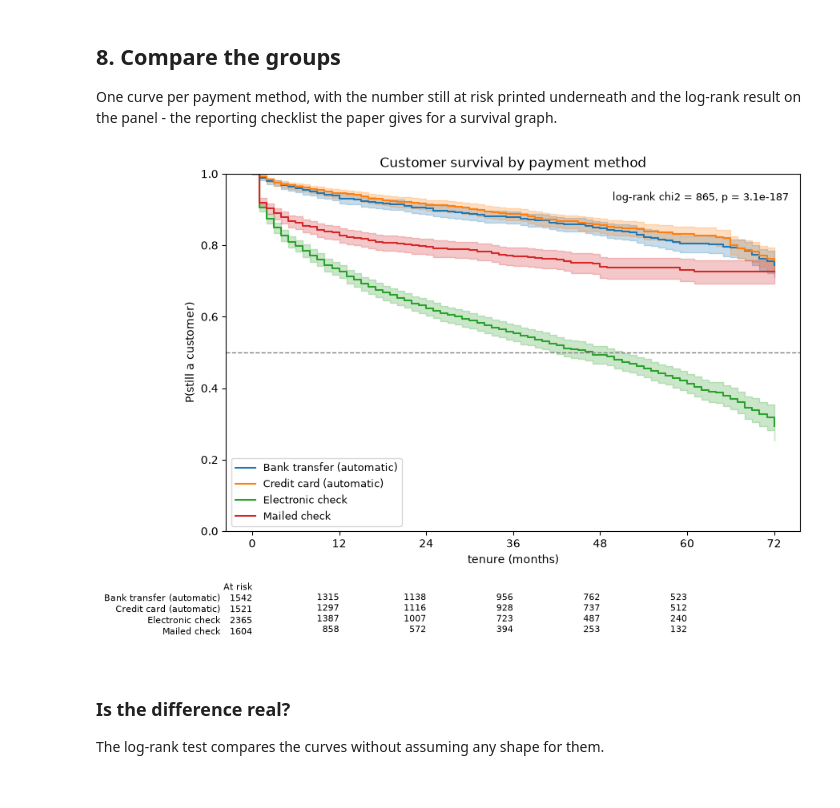
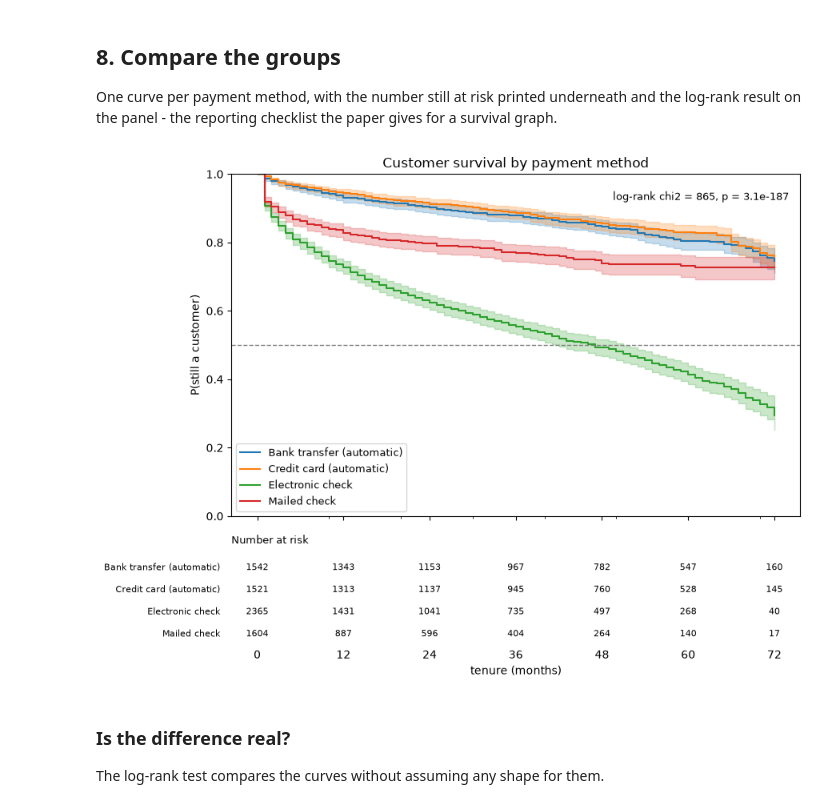
Before and after one commit to Kiatisakk/CPE342-ML, a Jupyter notebook: lab03_rg/Activity_Estimating_Lifetime.ipynb, the cells around one changed output. Cells and saved outputs as stored; diff of their text form; code cells hidden in the pictures.

```diff
--- a/lab03_rg/Activity_Estimating_Lifetime.ipynb
+++ b/lab03_rg/Activity_Estimating_Lifetime.ipynb
@@ -195,33 +194,47 @@ graph.
 # %%
 METHODS = sorted(df["PaymentMethod"].unique())
 fitters = {}
 
-fig, ax = plt.subplots(figsize=(9, 6.5))
+fig, (ax, table) = plt.subplots(2, 1, figsize=(9, 6.8), sharex=True,
+                                gridspec_kw={"height_ratios": [3.4, 1]})
+
 for method in METHODS:
     group = df[df["PaymentMethod"] == method]
     f = KaplanMeierFitter().fit(group["T"], event_observed=group["E"], label=method)
     fitters[method] = f
     f.plot_survival_function(ax=ax, ci_show=True)
 
 overall = multivariate_logrank_test(df["T"], df["PaymentMethod"], df["E"])
-ax.set(xlabel="tenure (months)", ylabel="P(still a customer)",
-       title="Customer survival by payment method", ylim=(0, 1), xticks=YEAR_TICKS)
+ax.set(ylabel="P(still a customer)", title="Customer survival by payment method",
+       ylim=(0, 1), xticks=YEAR_TICKS)
 ax.axhline(0.5, color="grey", lw=1, ls="--")
 ax.legend(loc="lower left", fontsize=9)
 ax.text(0.98, 0.95, f"log-rank chi2 = {overall.test_statistic:.0f}, p = {overall.p_value:.1e}",
         transform=ax.transAxes, ha="right", va="top", fontsize=9)
 
-# The count is of customers at risk *after* the tick, so month 72 - the last month
-# anyone was observed - is 0 for every group and is left off the table.
-add_at_risk_counts(*fitters.values(), ax=ax, fontsize=8,
-                   rows_to_show=["At risk"], xticks=YEAR_TICKS[:-1])
+# Written out rather than left to add_at_risk_counts, which counts those at risk *after*
+# each tick and so reports zero at month 72, the last month anyone was observed.
+table.set(yticks=[], xticks=YEAR_TICKS, xlabel="tenure (months)")
+table.tick_params(axis="x", which="both", length=0)
+for spine in table.spines.values():
+    spine.set_visible(False)
+table.text(0, 1.02, "Number at risk", transform=table.transAxes, fontsize=9)
+
+for i, method in enumerate(METHODS):
+    y = 0.78 - i * 0.22
+    table.text(-0.02, y, method, transform=table.transAxes,
+               ha="right", va="center", fontsize=8)
+    for t in YEAR_TICKS:
+        still_here = (df.loc[df["PaymentMethod"] == method, "T"] >= t).sum()
+        table.text(t, y, str(still_here), transform=table.get_xaxis_transform(),
+                   ha="center", va="center", fontsize=8)
 
 plt.tight_layout()
 Path("figures").mkdir(exist_ok=True)
 fig.savefig("figures/km_by_payment_method.png", dpi=150, bbox_inches="tight")
 plt.show()
 # %% [output]
-[figure, old version]
+[figure, new version]
 # %% [markdown]
 ### Is the difference real?
 
```
Also changed, not shown: parts of 1 cell of this notebook, 3 other files.
